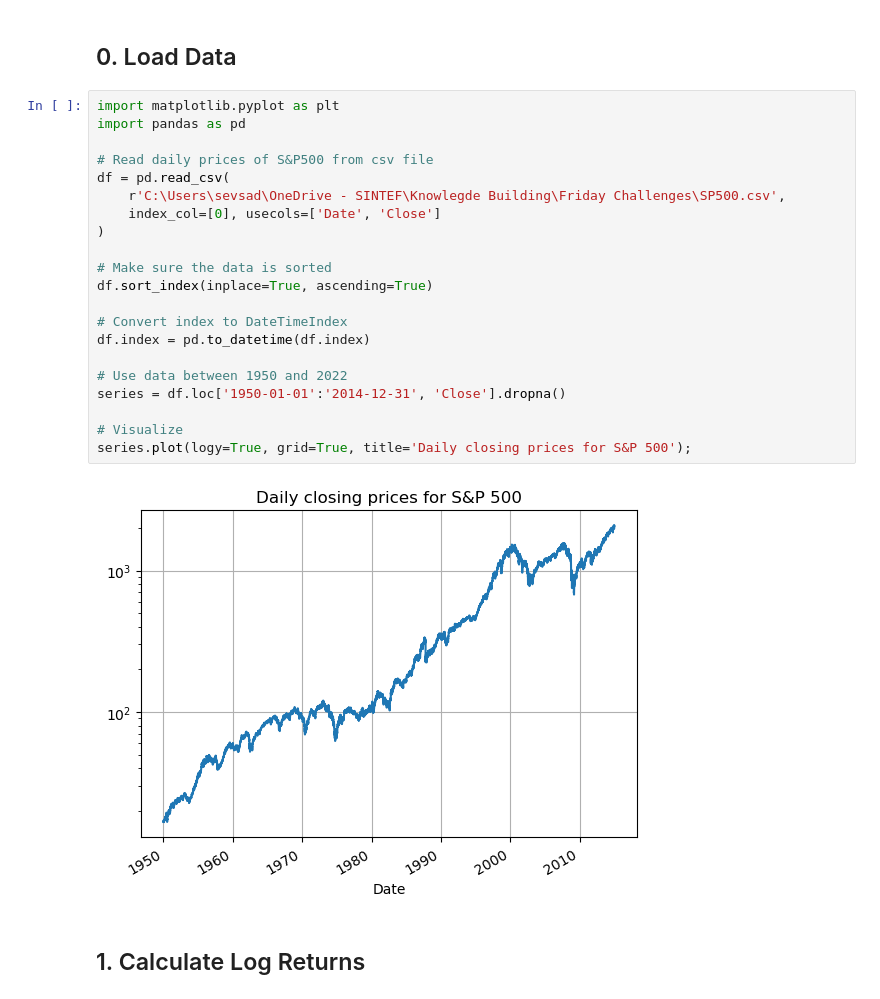
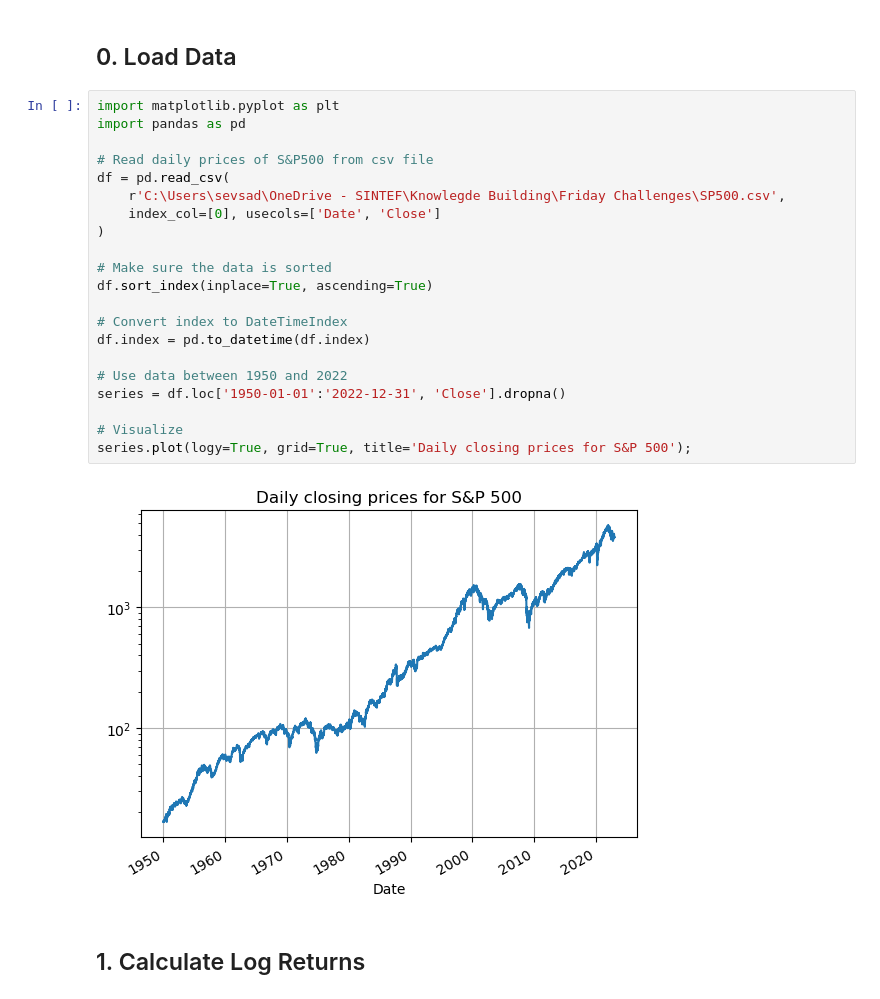
Before and after one commit to ssadjina/FatTailedTools, a Jupyter notebook: notebook_examples.ipynb, the cells around one changed output. Cells and saved outputs as stored; diff of their text form.

```diff
--- a/notebook_examples.ipynb
+++ b/notebook_examples.ipynb
@@ -7,26 +7,26 @@ This notebook is meant to demonstrate the use of the various functions. As **cas
 # %%
 import matplotlib.pyplot as plt
 import pandas as pd
 
 # Read daily prices of S&P500 from csv file
 df = pd.read_csv(
     r'C:\Users\sevsad\OneDrive - SINTEF\Knowlegde Building\Friday Challenges\SP500.csv',
     index_col=[0], usecols=['Date', 'Close']
 )
 
 # Make sure the data is sorted
 df.sort_index(inplace=True, ascending=True)
 
 # Convert index to DateTimeIndex
 df.index = pd.to_datetime(df.index)
 
 # Use data between 1950 and 2022
-series = df.loc['1950-01-01':'2014-12-31', 'Close'].dropna()
+series = df.loc['1950-01-01':'2022-12-31', 'Close'].dropna()
 
 # Visualize
 series.plot(logy=True, grid=True, title='Daily closing prices for S&P 500');
 # %% [output]
-[figure, old version]
+[figure, new version]
 # %% [markdown]
 ## 1. Calculate Log Returns
 # %%
```
Also changed, not shown: parts of 28 cells of this notebook, 1 other file.
